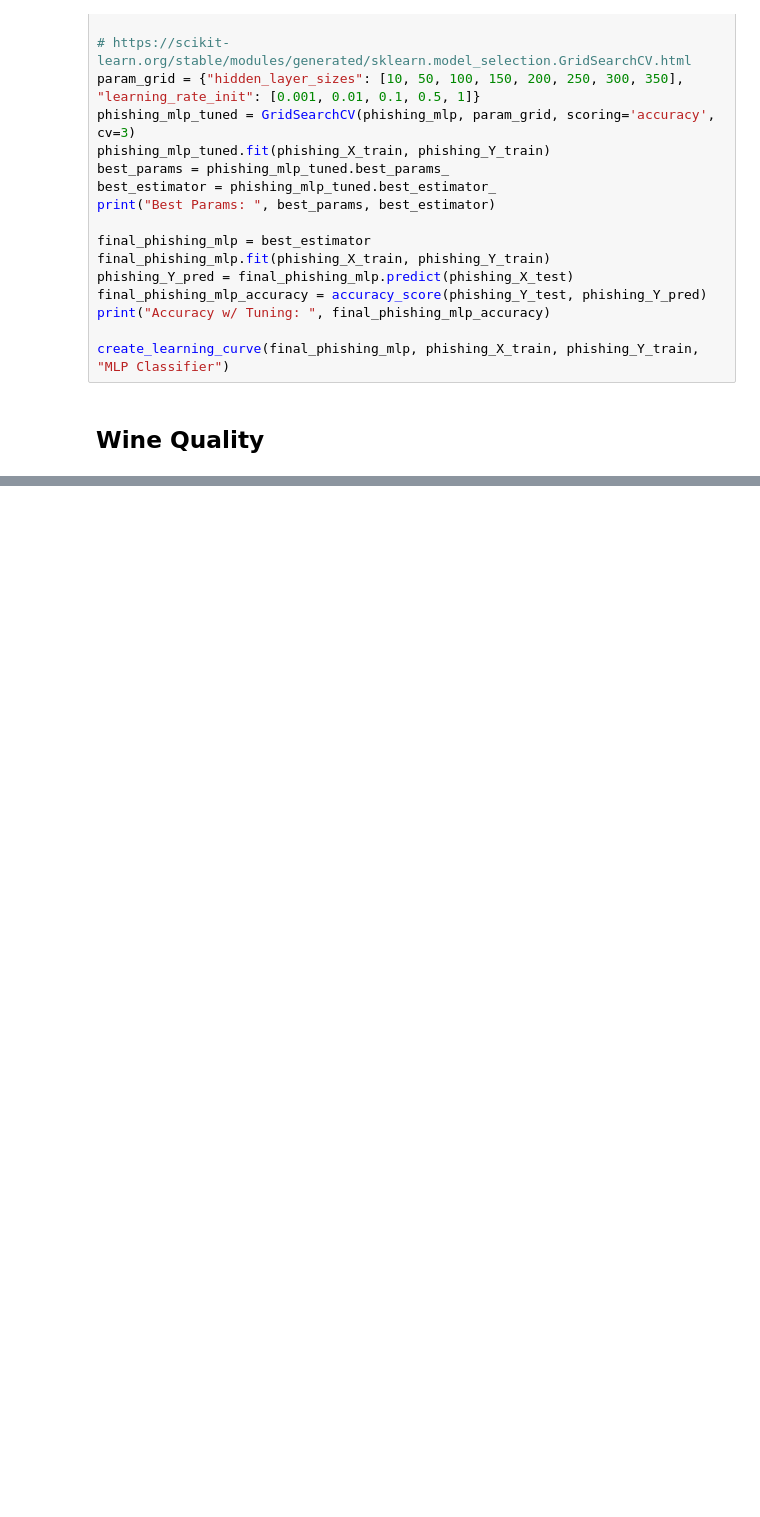
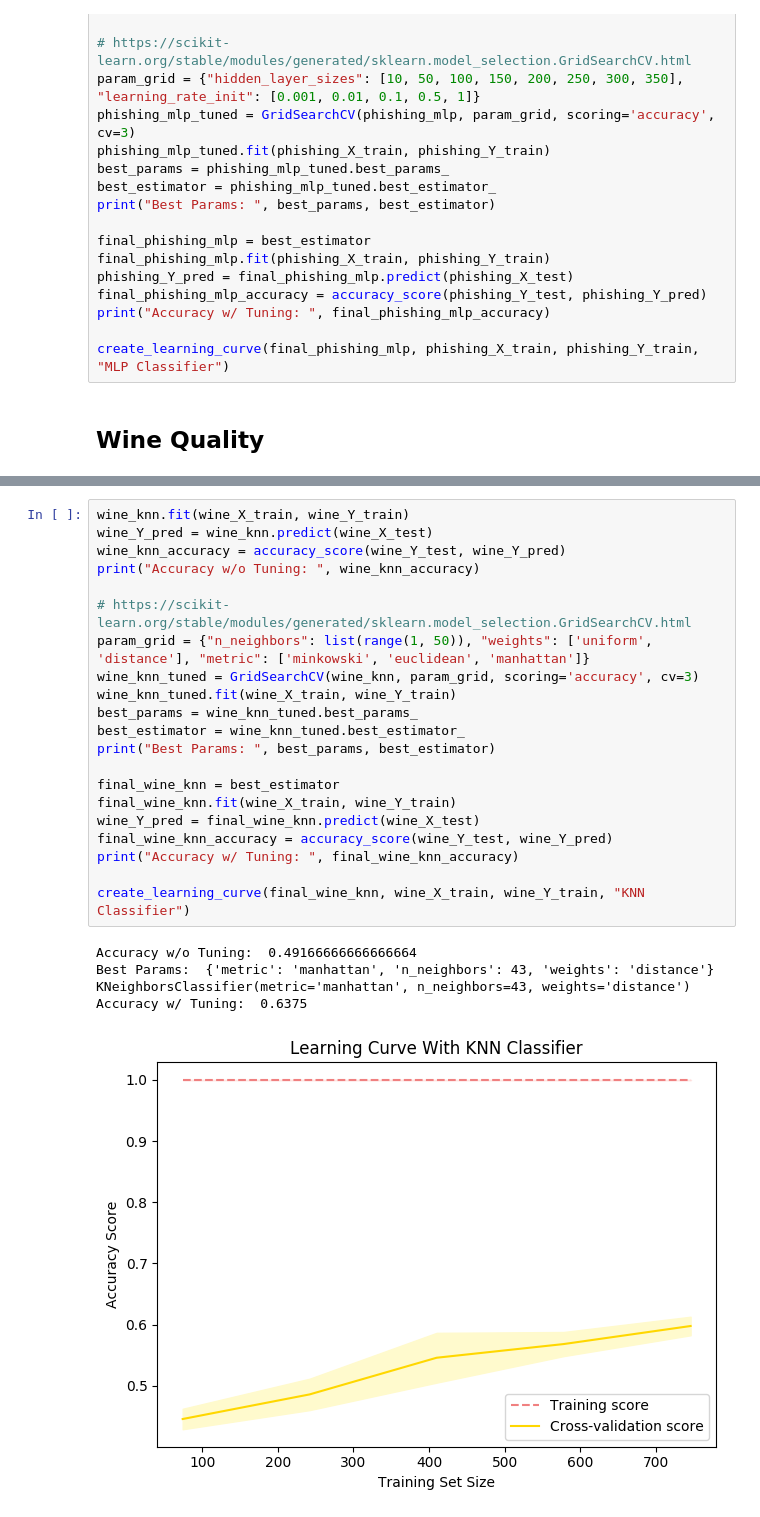
Before and after one commit to aashiamehta/MachineLearning, a Jupyter notebook: Project1/supervised_learning.ipynb, the cells around one changed output, grey strips where cells are left out. Saved outputs shown, nothing was run; the diff lists cells and outputs as text; blank space fills up the shorter version.

```diff
--- a/Project1/supervised_learning.ipynb
+++ b/Project1/supervised_learning.ipynb
@@ -395,0 +421,26 @@ Accuracy w/ Tuning:  0.5833333333333334
+# %%
+wine_knn.fit(wine_X_train, wine_Y_train)
+wine_Y_pred = wine_knn.predict(wine_X_test)
+wine_knn_accuracy = accuracy_score(wine_Y_test, wine_Y_pred)
+print("Accuracy w/o Tuning: ", wine_knn_accuracy)
+
+# https://scikit-learn.org/stable/modules/generated/sklearn.model_selection.GridSearchCV.html
+param_grid = {"n_neighbors": list(range(1, 50)), "weights": ['uniform', 'distance'], "metric": ['minkowski', 'euclidean', 'manhattan']}
+wine_knn_tuned = GridSearchCV(wine_knn, param_grid, scoring='accuracy', cv=3)
+wine_knn_tuned.fit(wine_X_train, wine_Y_train)
+best_params = wine_knn_tuned.best_params_
+best_estimator = wine_knn_tuned.best_estimator_
+print("Best Params: ", best_params, best_estimator)
+
+final_wine_knn = best_estimator
+final_wine_knn.fit(wine_X_train, wine_Y_train)
+wine_Y_pred = final_wine_knn.predict(wine_X_test)
+final_wine_knn_accuracy = accuracy_score(wine_Y_test, wine_Y_pred)
+print("Accuracy w/ Tuning: ", final_wine_knn_accuracy)
+
+create_learning_curve(final_wine_knn, wine_X_train, wine_Y_train, "KNN Classifier")
+# %% [output]
+Accuracy w/o Tuning:  0.49166666666666664
+Best Params:  {'metric': 'manhattan', 'n_neighbors': 43, 'weights': 'distance'} KNeighborsClassifier(metric='manhattan', n_neighbors=43, weights='distance')
+Accuracy w/ Tuning:  0.6375
+[figure, added]
```
Also changed, not shown: parts of 9 cells of this notebook.
